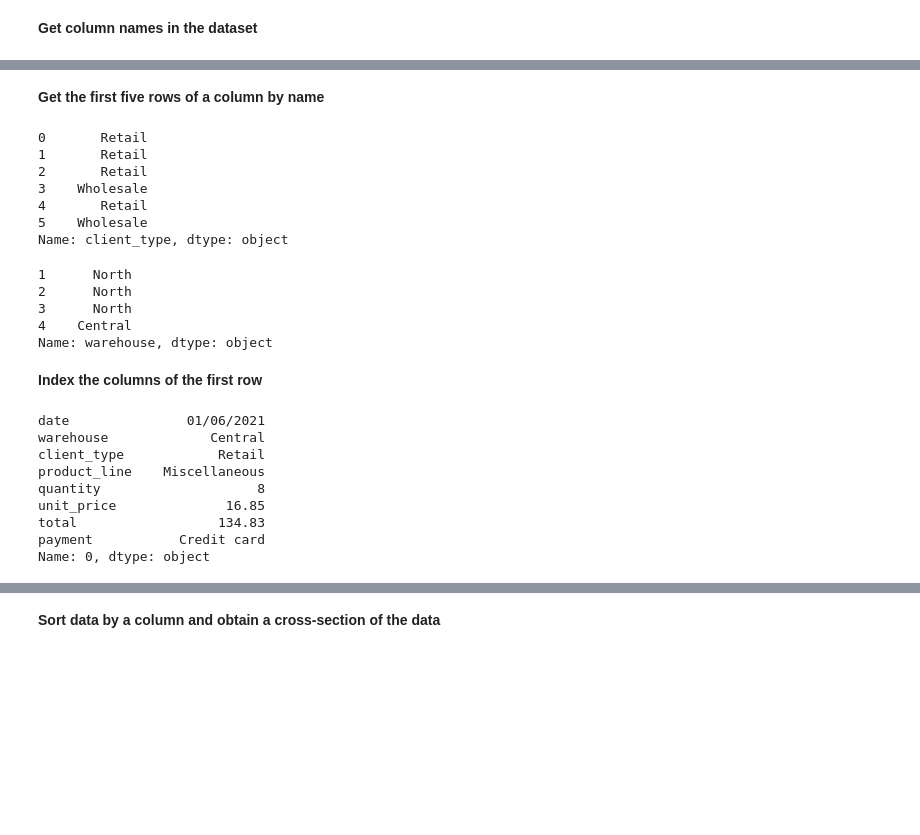
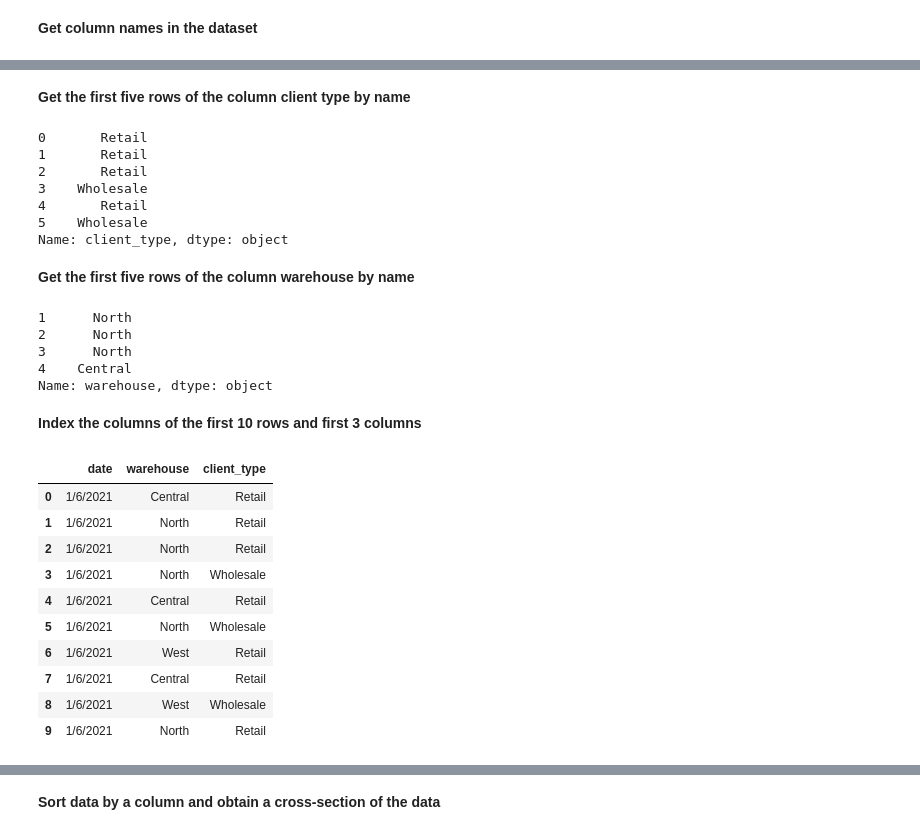
Before and after one commit to adejumoridwan/BDL-Free-Workshop, a Jupyter notebook: Python/Case Study.ipynb, the cells around one changed output, grey strips where cells are left out. Cells and saved outputs as stored; diff of their text form; code cells hidden in the pictures; blank space fills up the shorter version.

```diff
--- a/Python/Case Study.ipynb
+++ b/Python/Case Study.ipynb
@@ -62,5 +53,5 @@ Index(['date', 'warehouse', 'client_type', 'product_line', 'quantity',
 # %% [markdown]
-**Get the first five rows of a column by name**
+**Get the first five rows of the column client type by name**
 # %%
 sales["client_type"][0:6]
 # %% [output]
@@ -71,6 +62,8 @@ sales["client_type"][0:6]
 4       Retail
 5    Wholesale
 Name: client_type, dtype: object
+# %% [markdown]
+**Get the first five rows of the column warehouse by name**
 # %%
 sales["warehouse"][1:5]
 # %% [output]
@@ -80,17 +73,19 @@ sales["warehouse"][1:5]
 4    Central
 Name: warehouse, dtype: object
 # %% [markdown]
-**Index the columns of the first row**
+**Index the columns of the first 10 rows and first 3 columns**
 # %%
-sales.iloc[0,:]
+sales.iloc[0:10,0:3]
 # %% [output]
-date               01/06/2021
-warehouse             Central
-client_type            Retail
-product_line    Miscellaneous
-quantity                    8
-unit_price              16.85
-total                  134.83
-payment           Credit card
-Name: 0, dtype: object
+|  | date | warehouse | client_type |
+| 0 | 1/6/2021 | Central | Retail |
+| 1 | 1/6/2021 | North | Retail |
+| 2 | 1/6/2021 | North | Retail |
+| 3 | 1/6/2021 | North | Wholesale |
+| 4 | 1/6/2021 | Central | Retail |
+| 5 | 1/6/2021 | North | Wholesale |
+| 6 | 1/6/2021 | West | Retail |
+| 7 | 1/6/2021 | Central | Retail |
+| 8 | 1/6/2021 | West | Wholesale |
+| 9 | 1/6/2021 | North | Retail |
 # %%
```
Also changed, not shown: parts of 15 cells of this notebook, 2 other files.
